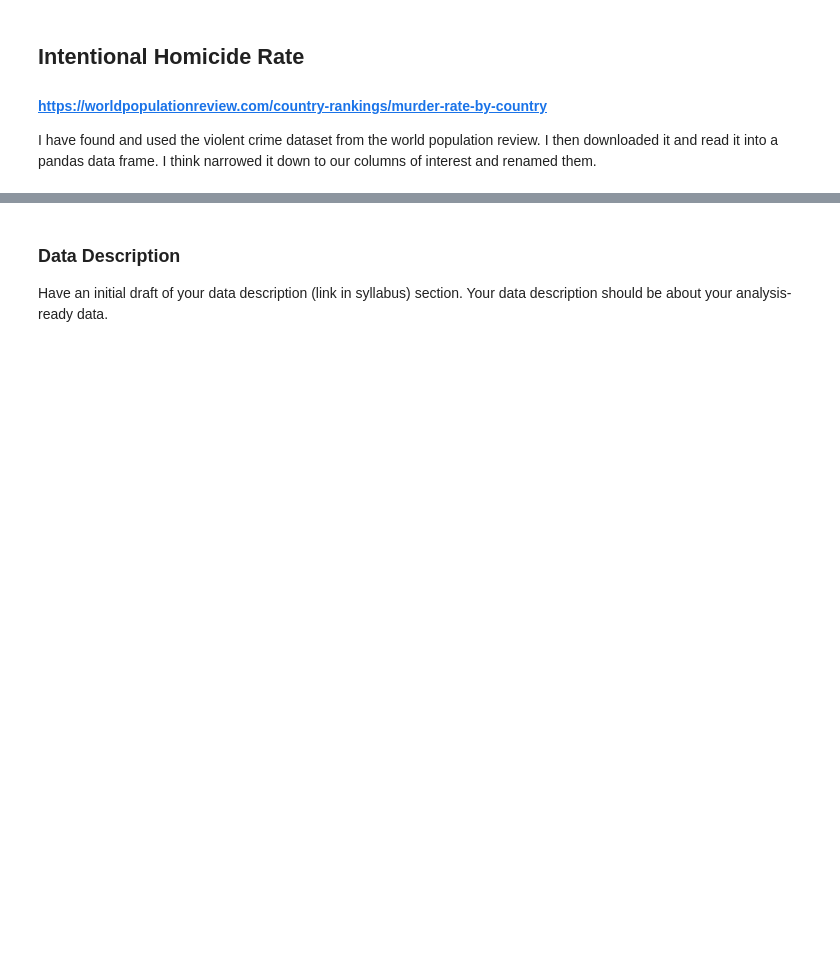
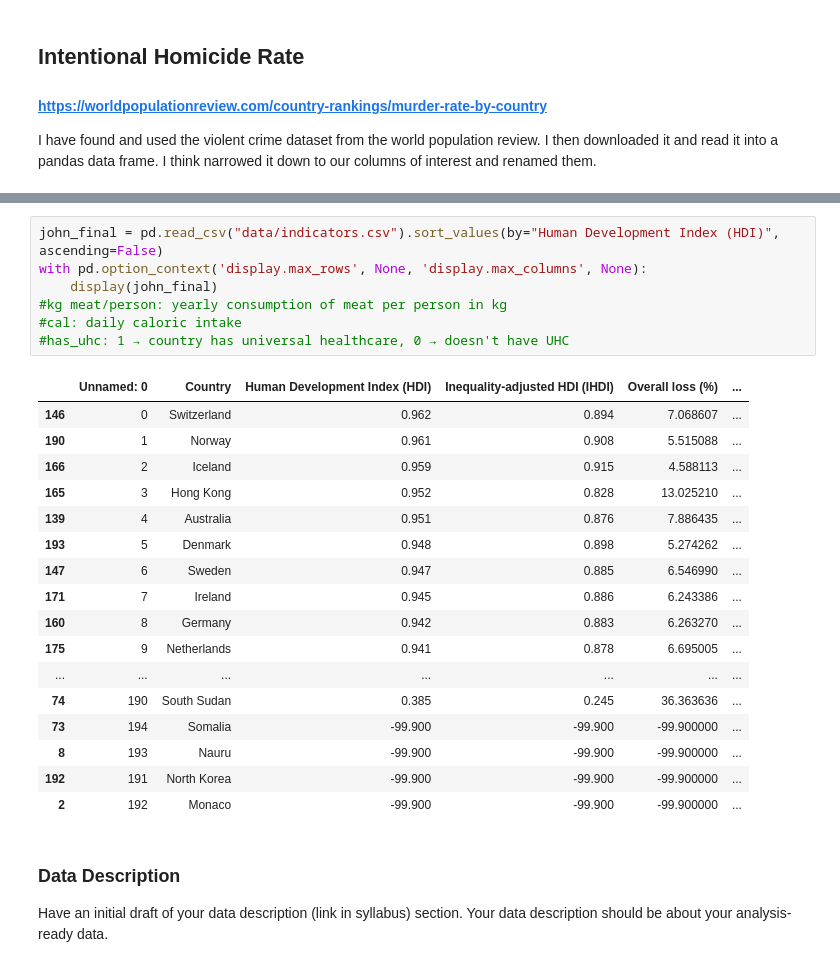
Before and after one commit to ryanbordo/Life-Expectancies-Analysis, a Jupyter notebook: p2.ipynb, the cells around one changed output, grey strips where cells are left out. Drawn from its saved outputs; the diff is of its cells as text; blank space fills up the shorter version.

```diff
--- a/p2.ipynb
+++ b/p2.ipynb
@@ -81,3 +512,28 @@ I have found and used the violent crime dataset from the world population review
+# %%
+john_final = pd.read_csv("data/indicators.csv").sort_values(by="Human Development Index (HDI)", ascending=False)
+with pd.option_context('display.max_rows', None, 'display.max_columns', None):
+    display(john_final)
+#kg meat/person: yearly consumption of meat per person in kg
+#cal: daily caloric intake
+#has_uhc: 1 → country has universal healthcare, 0 → doesn't have UHC
+# %% [output]
+|  | Unnamed: 0 | Country | Human Development Index (HDI) | Inequality-adjusted HDI (IHDI) | Overall loss (%) | ... |
+| 146 | 0 | Switzerland | 0.962 | 0.894 | 7.068607 | ... |
+| 190 | 1 | Norway | 0.961 | 0.908 | 5.515088 | ... |
+| 166 | 2 | Iceland | 0.959 | 0.915 | 4.588113 | ... |
+| 165 | 3 | Hong Kong | 0.952 | 0.828 | 13.025210 | ... |
+| 139 | 4 | Australia | 0.951 | 0.876 | 7.886435 | ... |
+| 193 | 5 | Denmark | 0.948 | 0.898 | 5.274262 | ... |
+| 147 | 6 | Sweden | 0.947 | 0.885 | 6.546990 | ... |
+| 171 | 7 | Ireland | 0.945 | 0.886 | 6.243386 | ... |
+| 160 | 8 | Germany | 0.942 | 0.883 | 6.263270 | ... |
+| 175 | 9 | Netherlands | 0.941 | 0.878 | 6.695005 | ... |
+| ... | ... | ... | ... | ... | ... | ... |
+| 74 | 190 | South Sudan | 0.385 | 0.245 | 36.363636 | ... |
+| 73 | 194 | Somalia | -99.900 | -99.900 | -99.900000 | ... |
+| 8 | 193 | Nauru | -99.900 | -99.900 | -99.900000 | ... |
+| 192 | 191 | North Korea | -99.900 | -99.900 | -99.900000 | ... |
+| 2 | 192 | Monaco | -99.900 | -99.900 | -99.900000 | ... |
 # %% [markdown]
 ### Data Description
 
```
Also changed, not shown: parts of 19 cells of this notebook, 8 other files.
